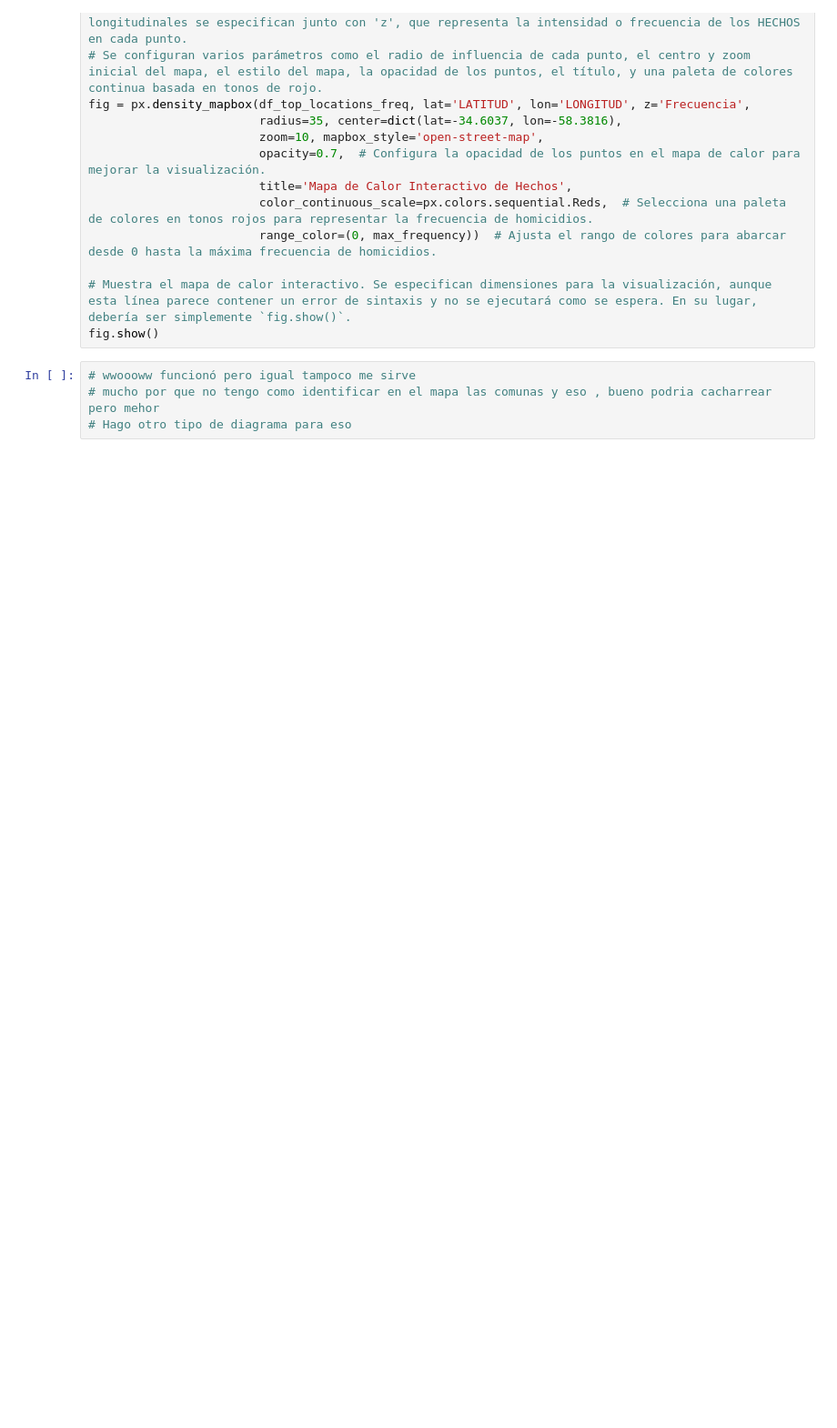
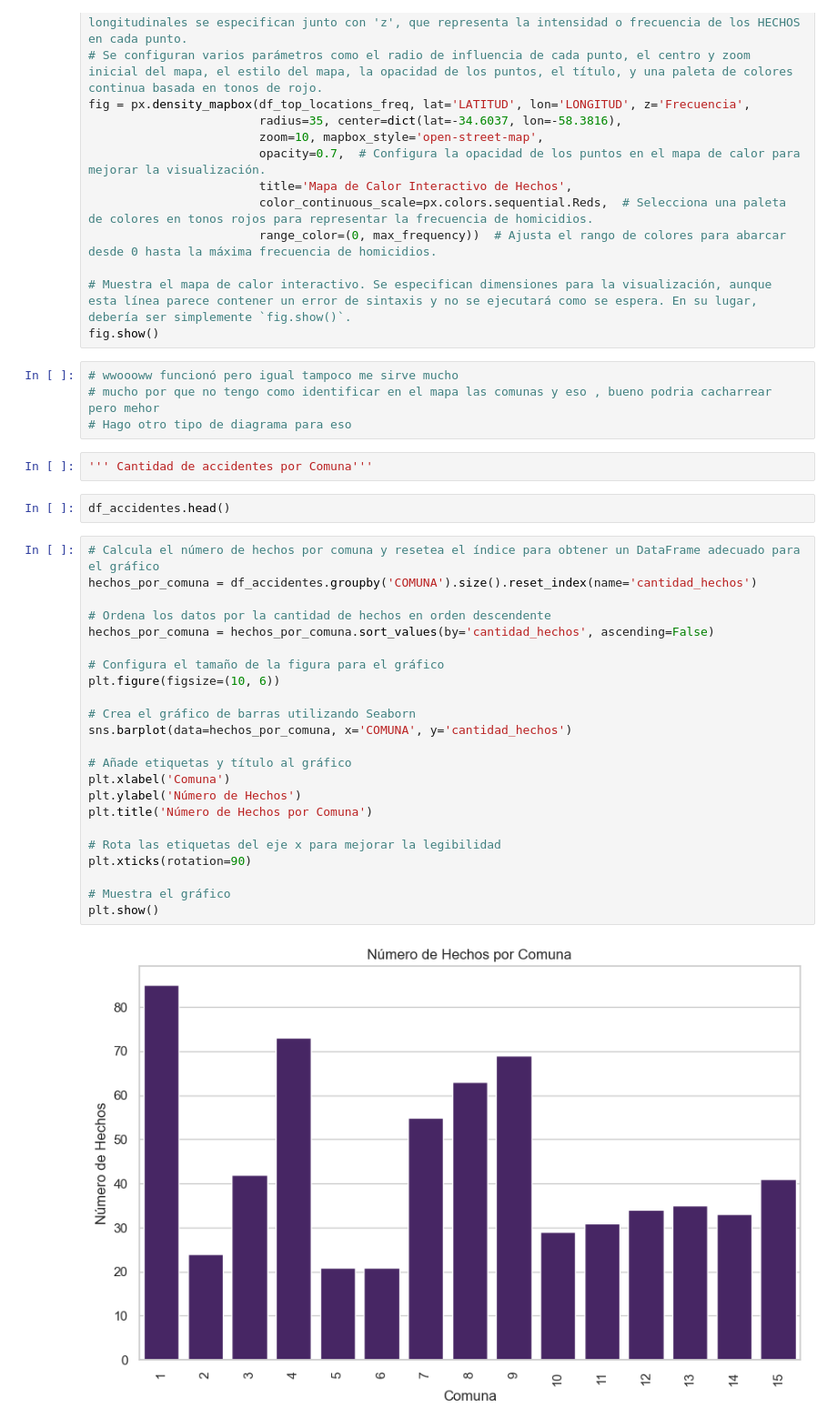
Before and after one commit to MarceCorreal/Analisis_Homicidios_Viales_Ciudad_Buenos_Aires, a Jupyter notebook: EDA/eda_accidentes.ipynb, the cells around one changed output. Shown at 91% size. Cells and saved outputs as stored; diff of their text form; blank space fills up the shorter version.

```diff
--- a/EDA/eda_accidentes.ipynb
+++ b/EDA/eda_accidentes.ipynb
@@ -408,6 +400,35 @@ fig = px.density_mapbox(df_top_locations_freq, lat='LATITUD', lon='LONGITUD', z=
 # Muestra el mapa de calor interactivo. Se especifican dimensiones para la visualización, aunque esta línea parece contener un error de sintaxis y no se ejecutará como se espera. En su lugar, debería ser simplemente `fig.show()`.
 fig.show()
 # %%
-# wwoooww funcionó pero igual tampoco me sirve
+# wwoooww funcionó pero igual tampoco me sirve mucho
 # mucho por que no tengo como identificar en el mapa las comunas y eso , bueno podria cacharrear pero mehor
 # Hago otro tipo de diagrama para eso
+# %%
+''' Cantidad de accidentes por Comuna'''
+# %%
+df_accidentes.head()
+# %%
+# Calcula el número de hechos por comuna y resetea el índice para obtener un DataFrame adecuado para el gráfico
+hechos_por_comuna = df_accidentes.groupby('COMUNA').size().reset_index(name='cantidad_hechos')
+
+# Ordena los datos por la cantidad de hechos en orden descendente
+hechos_por_comuna = hechos_por_comuna.sort_values(by='cantidad_hechos', ascending=False)
+
+# Configura el tamaño de la figura para el gráfico
+plt.figure(figsize=(10, 6))
+
+# Crea el gráfico de barras utilizando Seaborn
+sns.barplot(data=hechos_por_comuna, x='COMUNA', y='cantidad_hechos')
+
+# Añade etiquetas y título al gráfico
+plt.xlabel('Comuna')
+plt.ylabel('Número de Hechos')
+plt.title('Número de Hechos por Comuna')
+
+# Rota las etiquetas del eje x para mejorar la legibilidad
+plt.xticks(rotation=90)
+
+# Muestra el gráfico
+plt.show()
+# %% [output]
+[figure, added]
```
Also changed, not shown: parts of 22 cells of this notebook, 1 other file.
